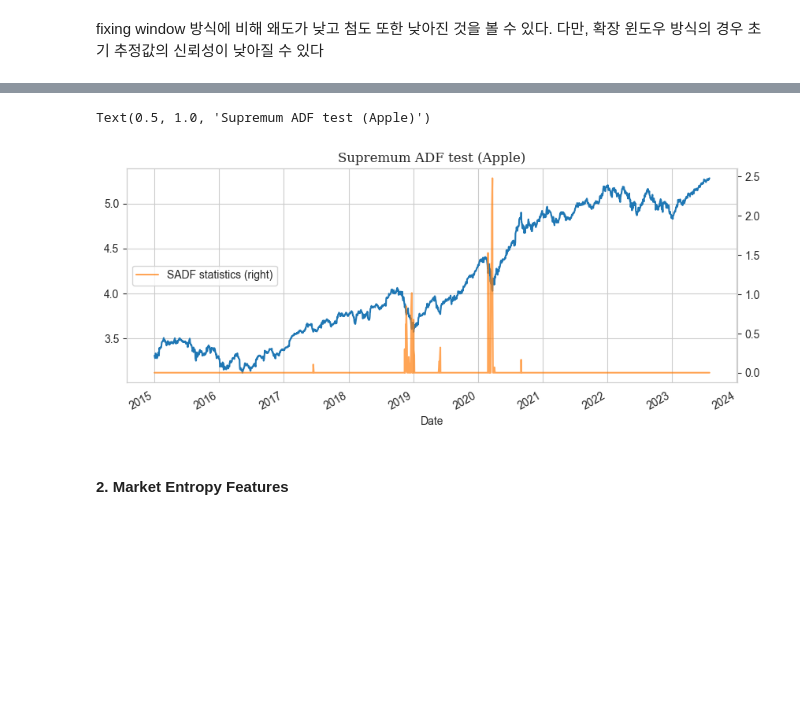
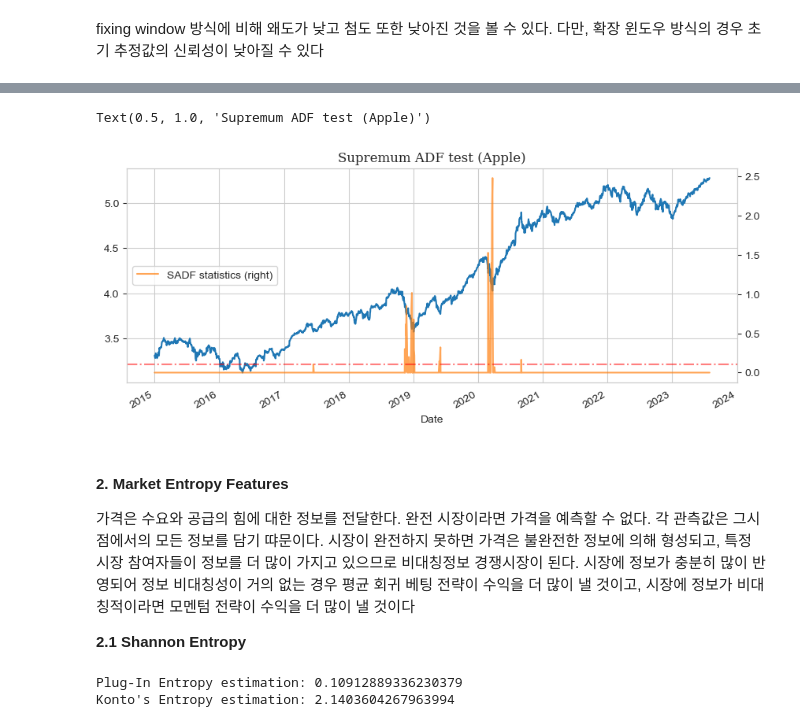
Before and after one commit to Tommylee1013/QUANTIFI, a Jupyter notebook: Week 10/Advanced Time Series.ipynb, the cells around one changed output, grey strips where cells are left out. Cells and saved outputs as stored; diff of their text form; code cells hidden in the pictures; blank space fills up the shorter version.

```diff
--- a/Week 10/Advanced Time Series.ipynb
+++ b/Week 10/Advanced Time Series.ipynb
@@ -197,11 +215,16 @@ sadf = ats.get_bSADF_test_statistics(np.log(apple.Close), minSL = 100, constant
 # %%
 plt.figure(figsize = (10, 4))
 plt.plot(np.log(apple.Close))
 sadf.plot(secondary_y = True, alpha = 0.7, label = 'SADF statistics')
 plt.legend(loc = 'center left')
+plt.axhline(np.log(apple.Close).mean() * (1.65 * np.log(apple.Close).std() / np.sqrt(2158)), color = 'r', ls = '-.', alpha = 0.5)
 plt.title('Supremum ADF test (Apple)', fontfamily = 'Serif', fontsize = 12)
 # %% [output]
 Text(0.5, 1.0, 'Supremum ADF test (Apple)')
-[figure, old version]
+[figure, new version]
-# %% [markdown]
-#### 2. Market Entropy Features
+# %% [markdown]
+#### 2. Market Entropy Features
+
+가격은 수요와 공급의 힘에 대한 정보를 전달한다. 완전 시장이라면 가격을 예측할 수 없다. 각 관측값은 그시점에서의 모든 정보를 담기 땨문이다. 시장이 완전하지 못하면 가격은 불완전한 정보에 의해 형성되고, 특정 시장 참여자들이 정보를 더 많이 가지고 있으므로 비대칭정보 경쟁시장이 된다. 시장에 정보가 충분히 많이 반영되어 정보 비대칭성이 거의 없는 경우 평균 회귀 베팅 전략이 수익을 더 많이 낼 것이고, 시장에 정보가 비대칭적이라면 모멘텀 전략이 수익을 더 많이 낼 것이다
+
+**2.1 Shannon Entropy**
@@ -207,0 +235,7 @@ Text(0.5, 1.0, 'Supremum ADF test (Apple)')
+# %%
+print(f'Plug-In Entropy estimation: {ats.plug_in(msg = message, w = 100)[0]}')
+konto_est = ats.konto(msg = message, window = 100)['h']
+print(f'Konto\'s Entropy estimation: {konto_est}')
+# %% [output]
+Plug-In Entropy estimation: 0.10912889336230379
+Konto's Entropy estimation: 2.1403604267963994
```
Also changed, not shown: parts of 13 cells of this notebook, 2 other files.
